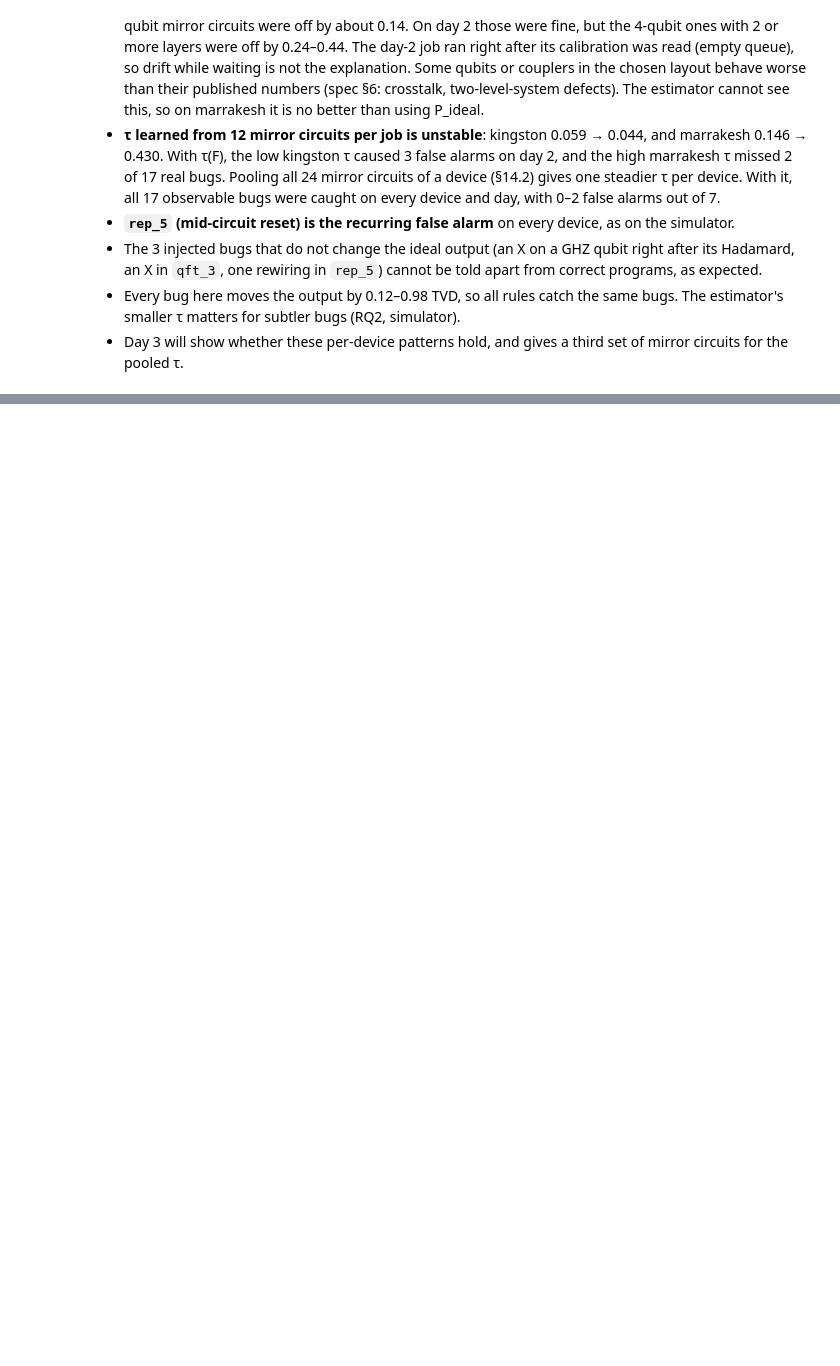
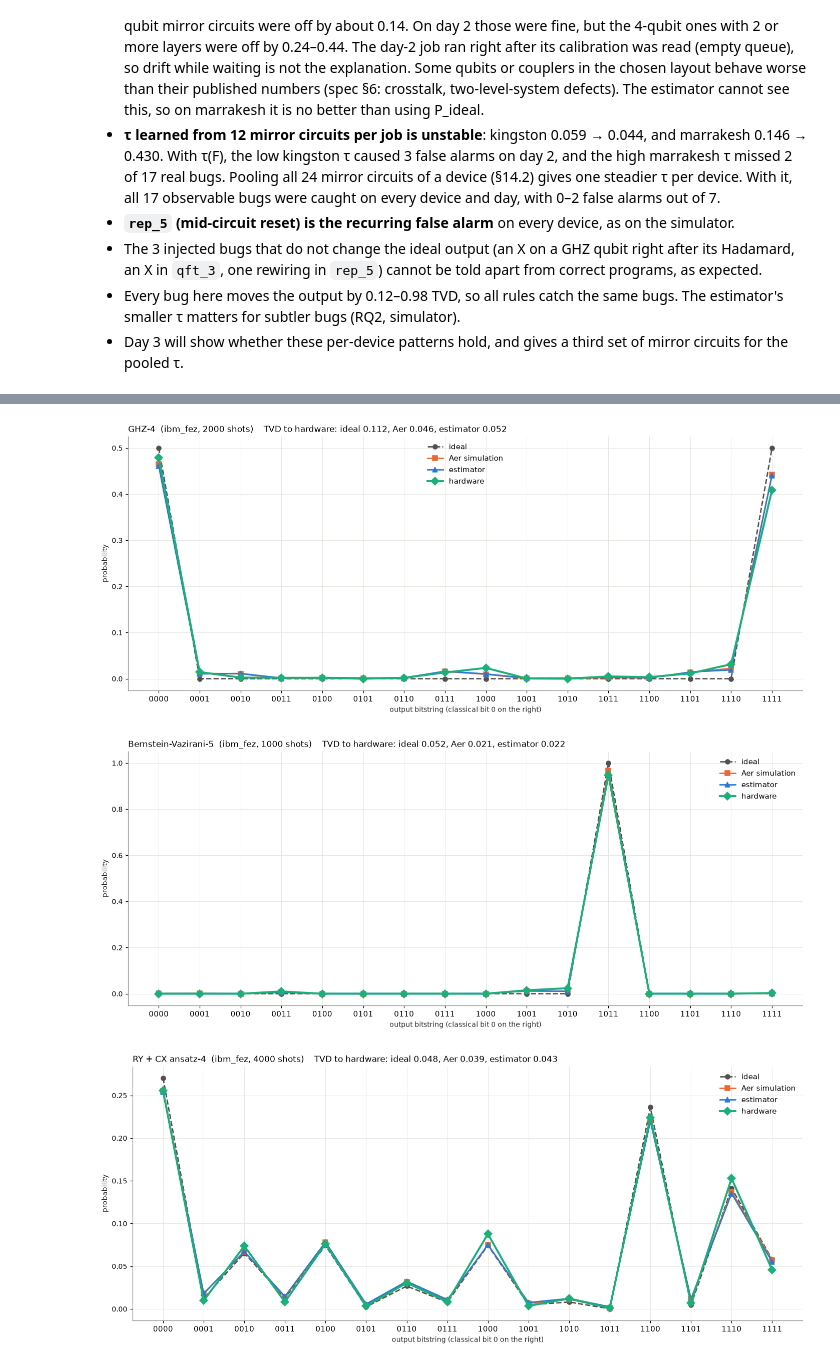
Before and after one commit to asif-saad/Qiskit-Oracle, a Jupyter notebook: calibration-noise-estimator.ipynb, the cells around one changed output, grey strips where cells are left out. Saved outputs shown, nothing was run; the diff lists cells and outputs as text; code cells hidden in the pictures; blank space fills up the shorter version.

```diff
--- a/calibration-noise-estimator.ipynb
+++ b/calibration-noise-estimator.ipynb
@@ -2080,0 +2424,26 @@ Six jobs, one per device per day, 66 circuits × 8192 shots each, 143–146 s of
+# %%
+# Figure 3: all outputs of each small circuit, four distributions on one chart
+S16_STYLE = {"ideal": ("#52514e", "--", "o"), "Aer simulation": (C_ORANGE, "-", "s"),
+             "estimator": (C_BLUE, "-", "^"), "hardware": (C_AQUA, "-", "D")}
+if s16:
+    for name, d in s16["dists"].items():
+        n = int(round(math.log2(len(d["ideal"]))))
+        x = np.arange(2 ** n)
+        fig, ax = plt.subplots(figsize=(13, 5.5))
+        for label, p in d.items():
+            color, ls, marker = S16_STYLE[label]
+            ax.plot(x, p, color=color, ls=ls, marker=marker, ms=7 if label == "hardware" else 6,
+                    lw=2.6 if label == "hardware" else 1.8, label=label)
+        ax.set_xticks(x, [format(i, f"0{n}b") for i in x], fontsize=10)
+        ax.set_ylabel("probability")
+        ax.set_xlabel("output bitstring (classical bit 0 on the right)")
+        row = s16["table"].loc[name]
+        ax.set_title(f"{name}  ({s16['device']}, {int(row['shots'])} shots)    TVD to hardware: "
+                     f"ideal {row['TVD ideal-hw']:.3f}, Aer {row['TVD Aer-hw']:.3f}, estimator {row['TVD estimator-hw']:.3f}",
+                     fontsize=11, loc="left")
+        ax.legend(fontsize=10)
+        plt.tight_layout(); plt.show()
+# %% [output]
+[figure, added]
+[figure, added]
+[figure, added]
```
Also changed, not shown: parts of 28 cells of this notebook, 9 other files.
